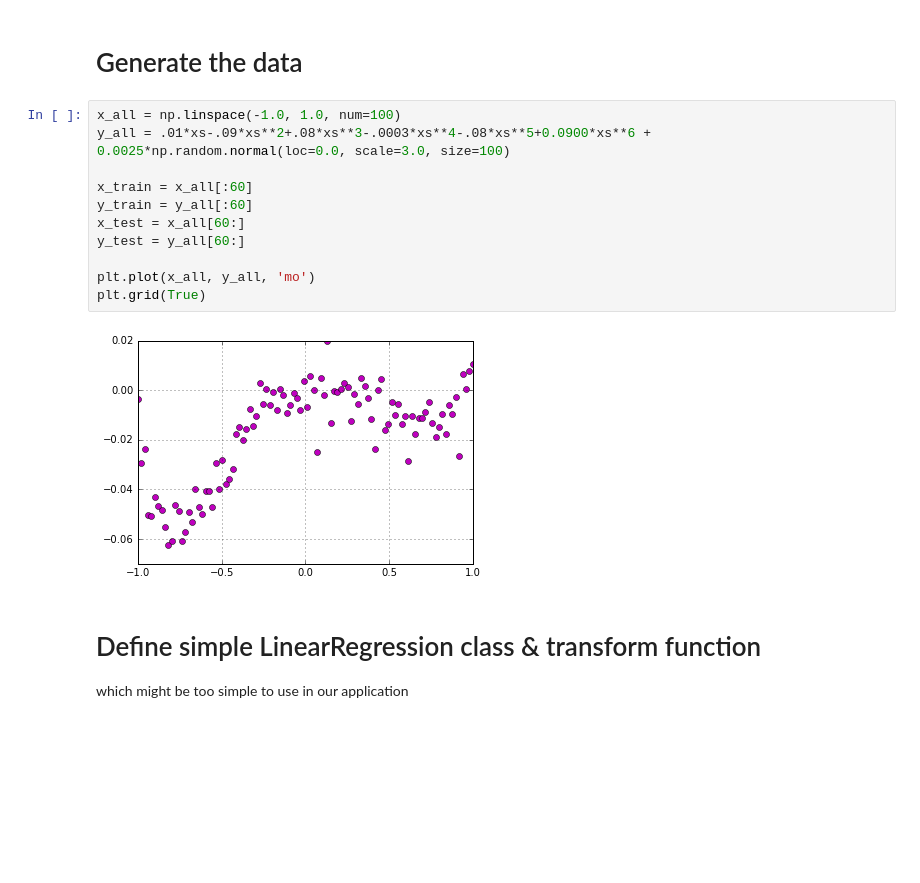
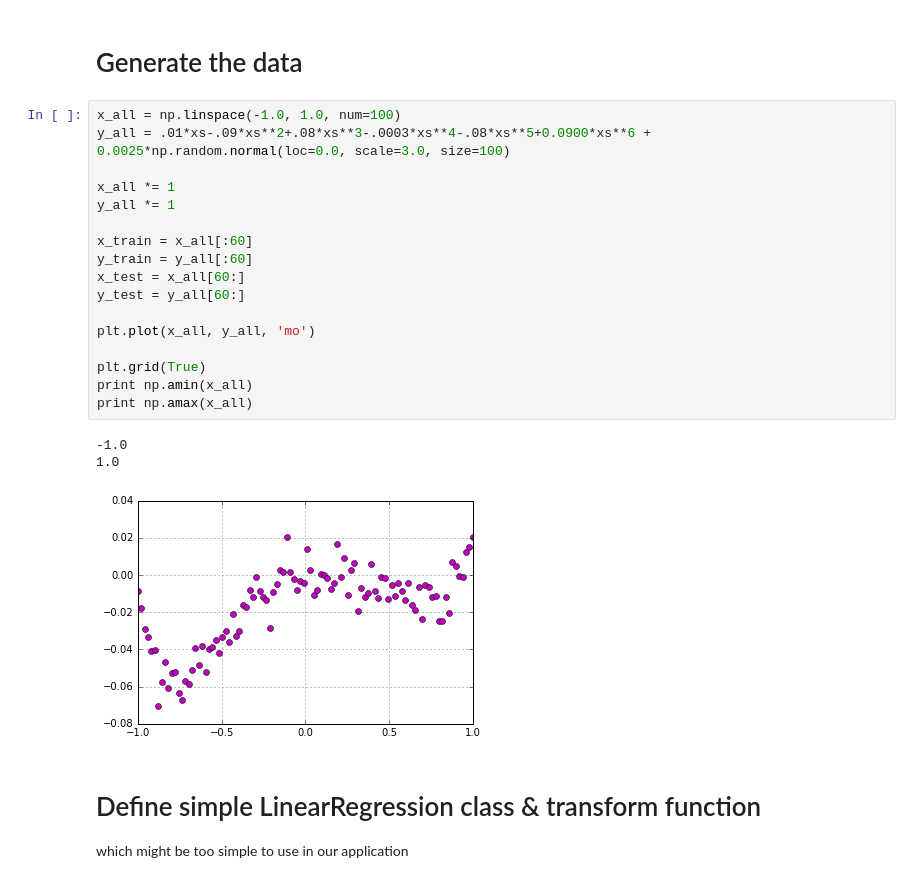
Before and after one commit to robroooh/ipynb_container, a Jupyter notebook: Regularization.ipynb, the cells around one changed output. Cells and saved outputs as stored; diff of their text form; blank space fills up the shorter version.

```diff
--- a/Regularization.ipynb
+++ b/Regularization.ipynb
@@ -9,16 +9,24 @@ import random
 # %%
 x_all = np.linspace(-1.0, 1.0, num=100)
 y_all = .01*xs-.09*xs**2+.08*xs**3-.0003*xs**4-.08*xs**5+0.0900*xs**6 + 0.0025*np.random.normal(loc=0.0, scale=3.0, size=100)
+
+x_all *= 1
+y_all *= 1
 
 x_train = x_all[:60]
 y_train = y_all[:60]
 x_test = x_all[60:]
 y_test = y_all[60:]
 
 plt.plot(x_all, y_all, 'mo')
+
 plt.grid(True)
+print np.amin(x_all)
+print np.amax(x_all)
 # %% [output]
+-1.0
+1.0
-[figure, old version]
+[figure, new version]
 # %% [markdown]
 # Define simple LinearRegression class & transform function
 which might be too simple to use in our application
```
Also changed, not shown: parts of 2 cells of this notebook.
